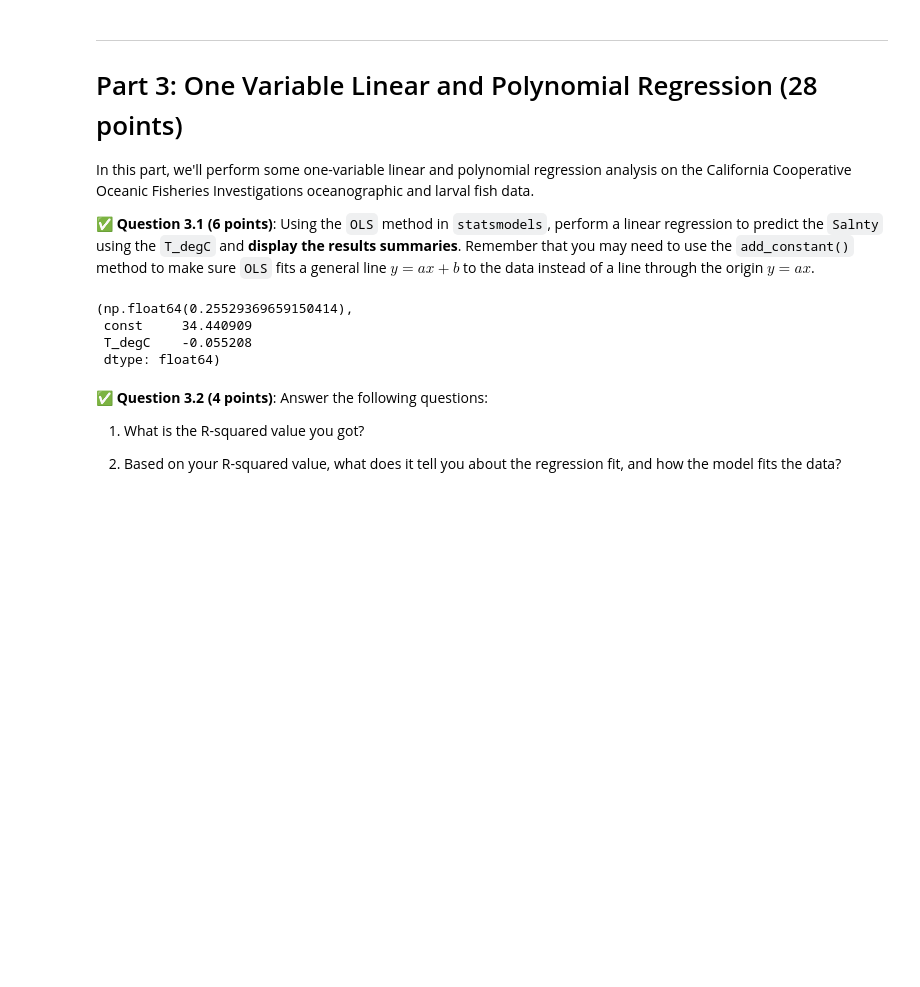
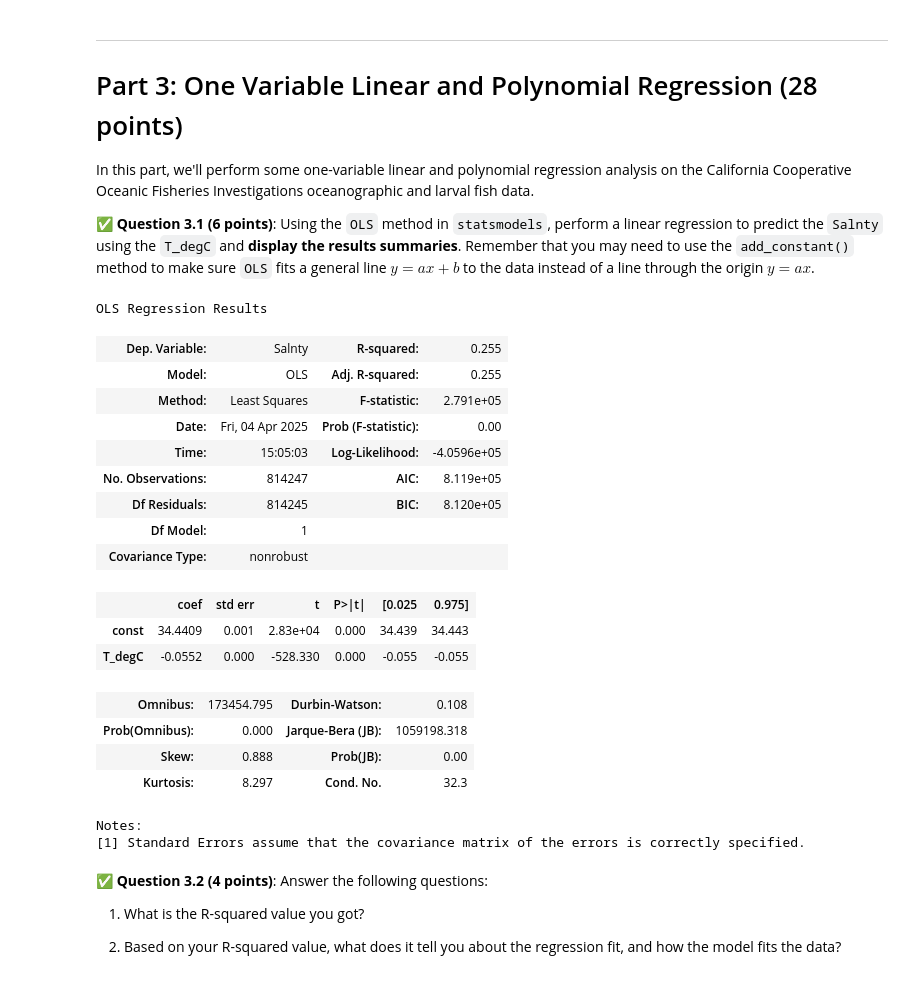
Before and after one commit to abdollahegazy/cmse202-s25-turnin, a Jupyter notebook: hw-03/HW-03_Regression-S25-STUDENT.ipynb, the cells around one changed output. Cells and saved outputs as stored; diff of their text form; code cells hidden in the pictures; blank space fills up the shorter version.

```diff
--- a/hw-03/HW-03_Regression-S25-STUDENT.ipynb
+++ b/hw-03/HW-03_Regression-S25-STUDENT.ipynb
@@ -142,15 +142,30 @@ In this part, we'll perform some one-variable linear and polynomial regression a
 # %%
 # Put your code here
 import statsmodels.api as sm
 
 model = sm.OLS(data['Salnty'],sm.add_constant(data['T_degC']))
 res = model.fit()
-res.rsquared,res.params
+res.summary()
 # %% [output]
-(np.float64(0.25529369659150414),
- const     34.440909
- T_degC    -0.055208
- dtype: float64)
+OLS Regression Results
+| Dep. Variable: | Salnty | R-squared: | 0.255 |
+| Model: | OLS | Adj. R-squared: | 0.255 |
+| Method: | Least Squares | F-statistic: | 2.791e+05 |
+| Date: | Fri, 04 Apr 2025 | Prob (F-statistic): | 0.00 |
+| Time: | 15:05:03 | Log-Likelihood: | -4.0596e+05 |
+| No. Observations: | 814247 | AIC: | 8.119e+05 |
+| Df Residuals: | 814245 | BIC: | 8.120e+05 |
+| Df Model: | 1 |  |  |
+| Covariance Type: | nonrobust |  |  |
+|  | coef | std err | t | P>|t| | [0.025 | 0.975] |
+| const | 34.4409 | 0.001 | 2.83e+04 | 0.000 | 34.439 | 34.443 |
+| T_degC | -0.0552 | 0.000 | -528.330 | 0.000 | -0.055 | -0.055 |
+| Omnibus: | 173454.795 | Durbin-Watson: | 0.108 |
+| Prob(Omnibus): | 0.000 | Jarque-Bera (JB): | 1059198.318 |
+| Skew: | 0.888 | Prob(JB): | 0.00 |
+| Kurtosis: | 8.297 | Cond. No. | 32.3 |
+Notes:
+[1] Standard Errors assume that the covariance matrix of the errors is correctly specified.
 # %% [markdown]
 &#9989;  **Question 3.2 (4 points)**: Answer the following questions:
 
```
Also changed, not shown: parts of 12 cells of this notebook.
